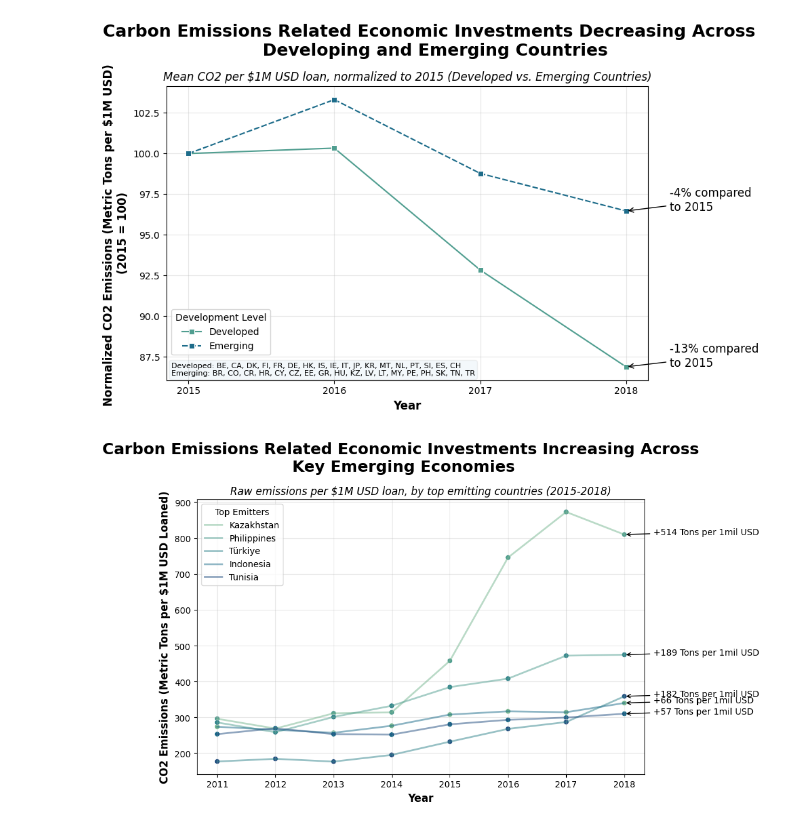
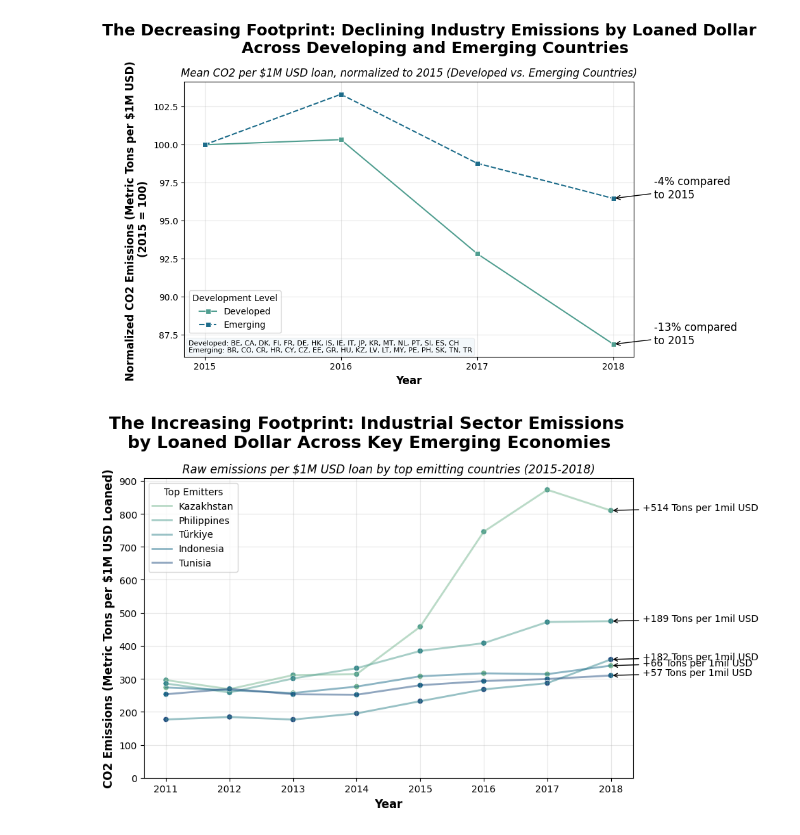
Before and after one commit to cecilia-mariea/proj02-website, a Jupyter notebook: figure_code/vis_update.ipynb, the cells around one changed output. Drawn from its saved outputs; the diff is of its cells as text; code cells hidden in the pictures.

```diff
--- a/figure_code/vis_update.ipynb
+++ b/figure_code/vis_update.ipynb
@@ -56,7 +56,7 @@ development_means = df_2015.groupby(['development', 'Year']).agg({
 plt.figure(figsize=(10, 6))
 sns.lineplot(data=development_means, x='Year', y='ECFLIN',
              hue='development', marker='s', style='development', palette="crest")
-plt.suptitle("Carbon Emissions Related Economic Investments Decreasing Across \n Developing and Emerging Countries", fontsize=18, fontweight="bold")
+plt.suptitle("The Decreasing Footprint: Declining Industry Emissions by Loaned Dollar \n Across Developing and Emerging Countries", fontsize=18, fontweight="bold")
 plt.title('Mean CO2 per $1M USD loan, normalized to 2015 (Developed vs. Emerging Countries)', fontsize=12, style='italic')
 plt.xticks(range(2015,2019,1))
 plt.ylabel('Normalized CO2 Emissions (Metric Tons per $1M USD) \n(2015 = 100)', fontsize=12,  fontweight="bold")
@@ -71,34 +71,34 @@ plt.annotate(
     xytext = (emerging_annotation_loc[0]+0.3, emerging_annotation_loc[1]),
     arrowprops=dict(arrowstyle="->"),
     fontsize=12
 )
 
 ## emerging annotations
 developed_annotation_loc =  (2018, development_means.query("Year == 2018 and development == 'Developed'")['ECFLIN'].values[0])
 developed_ECLFIN_diff = 100 - developed_annotation_loc[1]
 plt.annotate(
     f"-{developed_ECLFIN_diff:.0f}% compared\nto 2015",
     xy=developed_annotation_loc,
     xytext = (developed_annotation_loc[0]+0.3, developed_annotation_loc[1]),
     arrowprops=dict(arrowstyle="->"),
     fontsize=12
 )
 
 ## legend
 textstr = (
     "Developed: BE, CA, DK, FI, FR, DE, HK, IS, IE, IT, JP, KR, MT, NL, PT, SI, ES, CH\n"
     "Emerging: BR, CO, CR, HR, CY, CZ, EE, GR, HU, KZ, LV, LT, MY, PE, PH, SK, TN, TR"
 )
 
 plt.gca().text(0.01, 0.01, textstr, transform=plt.gca().transAxes,
                fontsize=8, va='bottom', ha='left',
                bbox=dict(boxstyle='round,pad=0.3', alpha=0.05))
 
 plt.grid(True, alpha=0.3)
 plt.legend(title='Development Level', bbox_to_anchor=(0.0005,0.07), loc='lower left')
 plt.tight_layout()
 # %% [output]
-[figure, old version]
+[figure, new version]
 # %%
 # figure 2
 
@@ -129,10 +129,12 @@ sns.scatterplot(
     palette="crest",
     legend=False
 )
-plt.suptitle("Carbon Emissions Related Economic Investments Increasing Across \nKey Emerging Economies", fontsize=18, fontweight="bold")
-plt.title("Raw emissions per $1M USD loan, by top emitting countries (2015-2018)", fontsize=12, style="italic")
+plt.suptitle("The Increasing Footprint: Industrial Sector Emissions \nby Loaned Dollar Across Key Emerging Economies", fontsize=18, fontweight="bold")
+plt.title("Raw emissions per $1M USD loan by top emitting countries (2015-2018)", fontsize=12, style="italic")
 plt.tight_layout()
 plt.xticks(range(2011,2019,1))
+plt.ylim(0, None)
+plt.yticks(range(0, 1000, 100))
 plt.grid(True,alpha=0.3)
 plt.ylabel("CO2 Emissions (Metric Tons per $1M USD Loaned)", fontsize=12, fontweight="bold")
 plt.xlabel("Year", fontsize=12,fontweight="bold")
@@ -144,6 +146,7 @@ rename_map = {top_emitters[i] : new_labels[i] for i in range(len(new_labels))}
 handles, labels=ax.get_legend_handles_labels()
 new_labels = [rename_map.get(lbl,lbl) for lbl in labels]
 ax.legend(handles, new_labels, title="Top Emitters")
+
 
 # annotations
 per_country_difference = top_emitters_df.query('Year==2018').sort_values(by="Country")['Value'].reset_index()['Value'] - top_emitters_df.query('Year==2011').sort_values(by='Country')['Value'].reset_index()['Value']
@@ -166,4 +169,4 @@ for country, diff in diffs.items():
             fontsize=10,
             arrowprops=dict(arrowstyle="->"))
 # %% [output]
-[figure, old version]
+[figure, new version]
```
Also changed, not shown: 4 other files.
